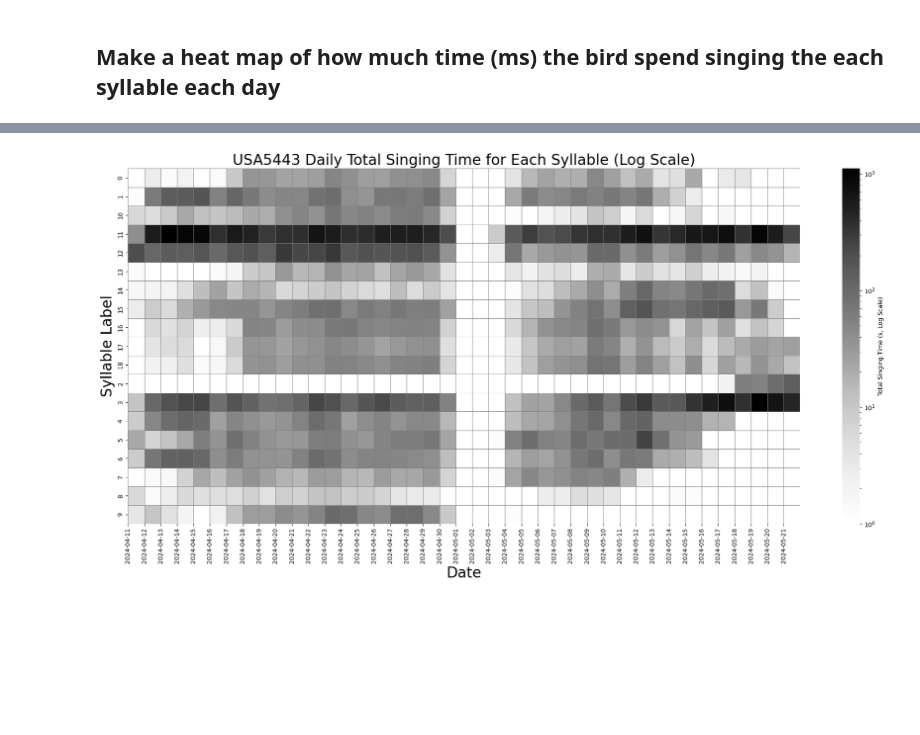
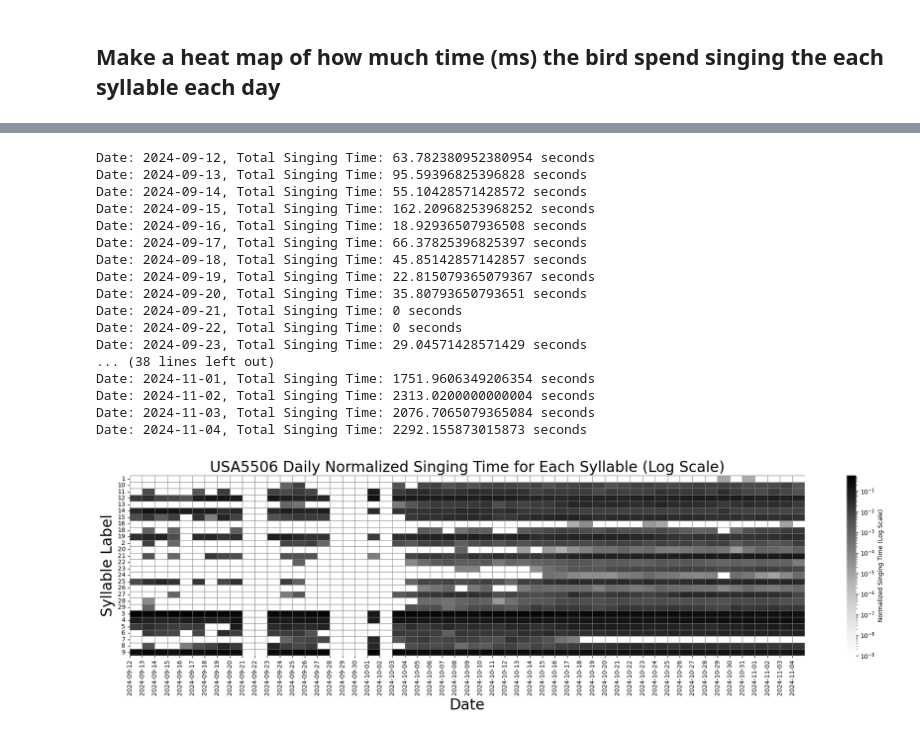
Before and after one commit to hulseyvincentr/syntax_analysis, a Jupyter notebook: notebooks/DECODER_syllable_frequency.ipynb, the cells around one changed output, grey strips where cells are left out. Saved outputs shown, nothing was run; the diff lists cells and outputs as text; code cells hidden in the pictures; blank space fills up the shorter version.

```diff
--- a/notebooks/DECODER_syllable_frequency.ipynb
+++ b/notebooks/DECODER_syllable_frequency.ipynb
@@ -2,10 +2,10 @@
 # This code takes in a .json file from TweetyBERT, then calculates and graphs the song duration across days of recording. Then, It figures out and graphs how often syllables show up across each day of recording.
 # %%
 import re
-recording_file_path_name = '/Users/mirandahulsey-vincent/Documents/allPythonCode/syntax_analysis/data_inputs/Area_X_lesions/USA5443_decoded_database.json'
-path_to_json_file_with_dates = '/Users/mirandahulsey-vincent/Documents/allPythonCode/syntax_analysis/data_inputs/Area_X_lesions/USA5443_creation_data.json'
+recording_file_path_name = '/Users/mirandahulsey-vincent/Documents/allPythonCode/syntax_analysis/data_inputs/DOI_study/USA5506/USA5506_(10_mg_per_kg_DOI)_decoded_database.json'
+path_to_json_file_with_dates = '/Users/mirandahulsey-vincent/Documents/allPythonCode/syntax_analysis/data_inputs/DOI_study/USA5506/DOI_USA5506_treatment_and_recording_dates.json'
 # Use a regular expression to find the pattern 'USA' followed by 4 digits
-match = re.search(r"(USA\d{4})", recording_file_path_name)
+match = re.search(r"(USA\d{4})", path_to_json_file_with_dates)
 if match:
     animal_id = match.group(1)
     print(f"Animal ID: {animal_id}")
@@ -962,48 +928,73 @@ from matplotlib.colors import LogNorm
 # Convert Unix timestamps in 'Date' column to datetime format if needed
 organized_data_frame['Date'] = pd.to_datetime(organized_data_frame['Date'], unit='s')  # Assumes Unix timestamps in seconds
 
-# # Define unique syllable labels
-# unique_syllable_labels = ['0', '1', '10', '11', '12', '13', '14', '15', '16', '17',
-#                           '18', '19', '2', '20', '21', '22', '3', '4', '5', '6',
-#                           '7', '8', '9']
-
 # Find the minimum and maximum date of recording
 min_date = organized_data_frame['Date'].min()
 max_date = organized_data_frame['Date'].max()
 
 # Generate a date range with a daily frequency from min_date to max_date
 all_dates = pd.date_range(start=min_date, end=max_date, freq='D')
 
-# Create a DataFrame to hold the total time spent singing each syllable (in seconds) with syllable labels as rows and dates as columns
+# Create a DataFrame to hold the normalized singing time for each syllable with syllable labels as rows and dates as columns
 heatmap_data = pd.DataFrame(0, index=unique_syllable_labels, columns=all_dates)
 
-# Fill the DataFrame with total singing time in seconds for each syllable label on each date
+# Fill the DataFrame with normalized singing time for each syllable label on each date
 for current_date in all_dates:
     daily_data = organized_data_frame[organized_data_frame['Date'] == current_date]
 
+    # Initialize the daily total singing time
+    daily_total_singing_time = 0
+
+    # Calculate total singing time for the day across all syllables
+    syllable_daily_times = {}
     if not daily_data.empty:
         for syllable_label in unique_syllable_labels:
-            # Sum total time for the syllable label across all songs on this date, converting to seconds
             daily_total_time = 0
             for song in daily_data['syllable_onsets_offsets_ms_dict']:
                 if syllable_label in song:
                     phrase_durations = [(occurrence[1] - occurrence[0]) / 1000 for occurrence in song[syllable_label]]
                     daily_total_time += sum(phrase_durations)
-            heatmap_data.at[syllable_label, current_date] = daily_total_time
+            syllable_daily_times[syllable_label] = daily_total_time
+            daily_total_singing_time += daily_total_time
 
-# Plot heatmap with log scale
-plt.figure(figsize=(20, 10))
-ax = sns.heatmap(heatmap_data + 1, cmap="Greys", norm=LogNorm(), linewidths=0.5, linecolor='gray',
-                 cbar_kws={'label': 'Total Singing Time (s, Log Scale)'})
-plt.title(f'{animal_id} Daily Total Singing Time for Each Syllable (Log Scale)', fontsize=24)
+    # Print the total time spent singing across all syllables for the current date
+    print(f"Date: {current_date.strftime('%Y-%m-%d')}, Total Singing Time: {daily_total_singing_time} seconds")
+
+    # Normalize each syllable's time by the daily total if the total is greater than zero
+    if daily_total_singing_time > 0:
+        for syllable_label, time in syllable_daily_times.items():
+            heatmap_data.at[syllable_label, current_date] = time / daily_total_singing_time
+
+# Plot heatmap
+plt.figure(figsize=(20, 6))
+ax = sns.heatmap(heatmap_data + 1e-9, cmap="Greys", norm=LogNorm(), linewidths=0.5, linecolor='gray',
+                 cbar_kws={'label': 'Normalized Singing Time (Log Scale)'})
+plt.title(f'{animal_id} Daily Normalized Singing Time for Each Syllable (Log Scale)', fontsize=24)
 
 # Configure x-ticks for each date and format them
 ax.set_xticks(range(len(heatmap_data.columns)))
 ax.set_xticklabels(heatmap_data.columns.strftime('%Y-%m-%d'), rotation=90)
 
 plt.xlabel('Date', fontsize=24)
 plt.ylabel('Syllable Label', fontsize=24)
 plt.tight_layout()
 plt.show()
 # %% [output]
+Date: 2024-09-12, Total Singing Time: 63.782380952380954 seconds
+Date: 2024-09-13, Total Singing Time: 95.59396825396828 seconds
+Date: 2024-09-14, Total Singing Time: 55.10428571428572 seconds
+Date: 2024-09-15, Total Singing Time: 162.20968253968252 seconds
+Date: 2024-09-16, Total Singing Time: 18.92936507936508 seconds
+Date: 2024-09-17, Total Singing Time: 66.37825396825397 seconds
+Date: 2024-09-18, Total Singing Time: 45.85142857142857 seconds
+Date: 2024-09-19, Total Singing Time: 22.815079365079367 seconds
+Date: 2024-09-20, Total Singing Time: 35.80793650793651 seconds
+Date: 2024-09-21, Total Singing Time: 0 seconds
+Date: 2024-09-22, Total Singing Time: 0 seconds
+Date: 2024-09-23, Total Singing Time: 29.04571428571429 seconds
+... (38 lines left out)
+Date: 2024-11-01, Total Singing Time: 1751.9606349206354 seconds
+Date: 2024-11-02, Total Singing Time: 2313.0200000000004 seconds
+Date: 2024-11-03, Total Singing Time: 2076.7065079365084 seconds
+Date: 2024-11-04, Total Singing Time: 2292.155873015873 seconds
-[figure, old version]
+[figure, new version]
```
Also changed, not shown: parts of 24 cells of this notebook, 1 other file.
